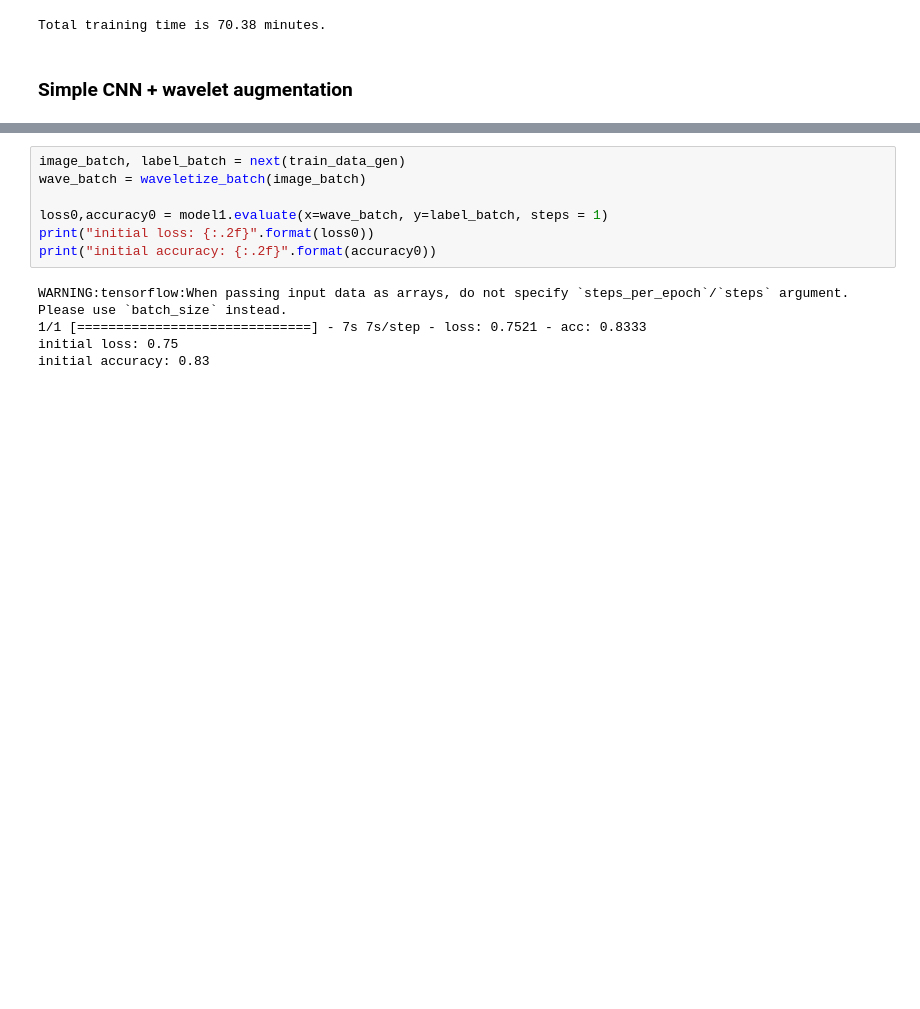
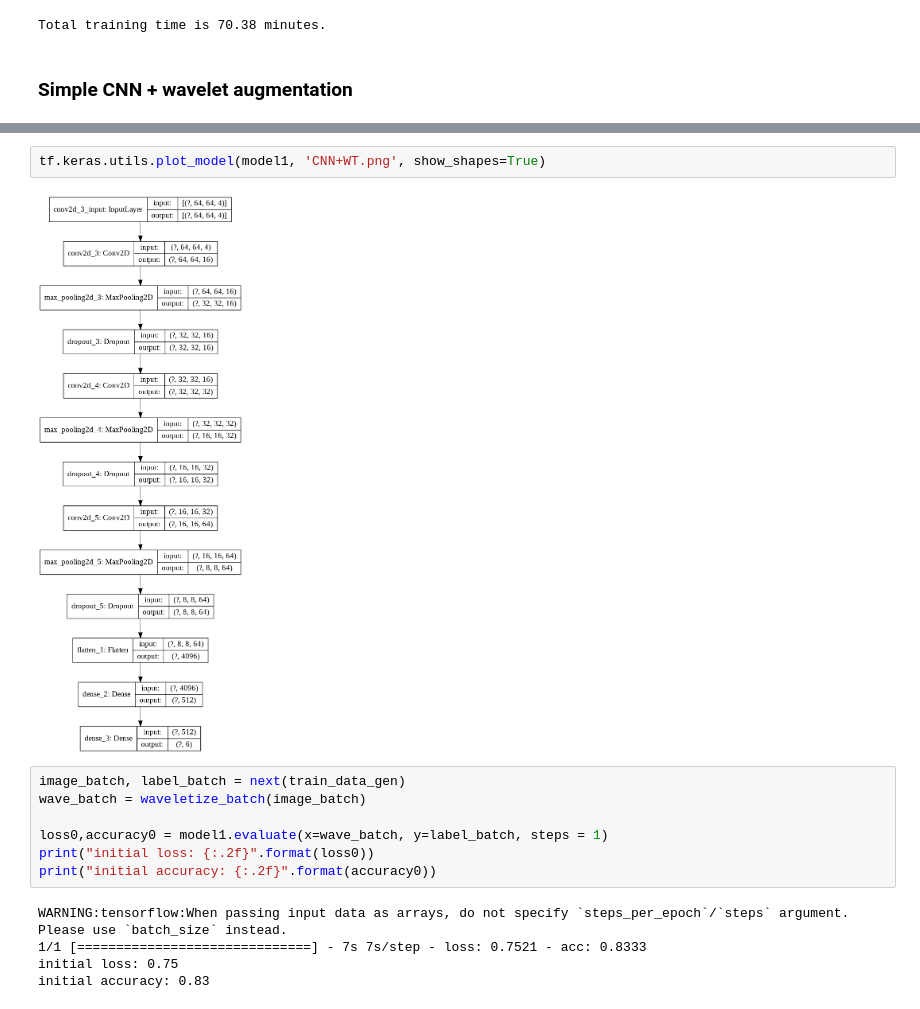
Before and after one commit to JohnBounty/CADLM, a Jupyter notebook: src/Experiments_on_Image_Recognition.ipynb, the cells around one changed output, grey strips where cells are left out. Saved outputs shown, nothing was run; the diff lists cells and outputs as text; blank space fills up the shorter version.

```diff
--- a/src/Experiments_on_Image_Recognition.ipynb
+++ b/src/Experiments_on_Image_Recognition.ipynb
@@ -733,3 +732,7 @@ Use tf.where in 2.0, which has the same broadcast rule as np.where
+# %%
+tf.keras.utils.plot_model(model1, 'CNN+WT.png', show_shapes=True)
+# %% [output]
+[figure, added]
 # %%
 image_batch, label_batch = next(train_data_gen)
 wave_batch = waveletize_batch(image_batch)
```
Also changed, not shown: parts of 7 cells of this notebook, 10 other files.
